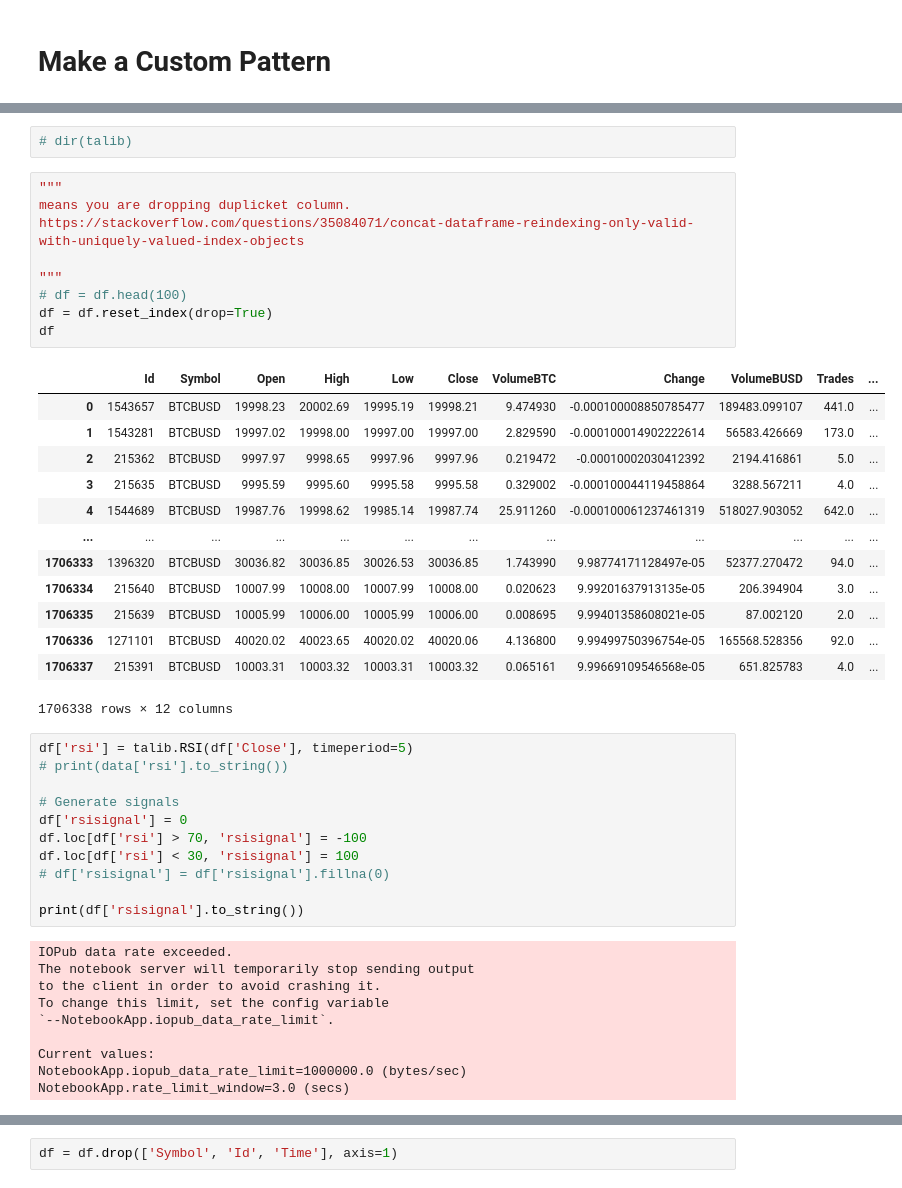
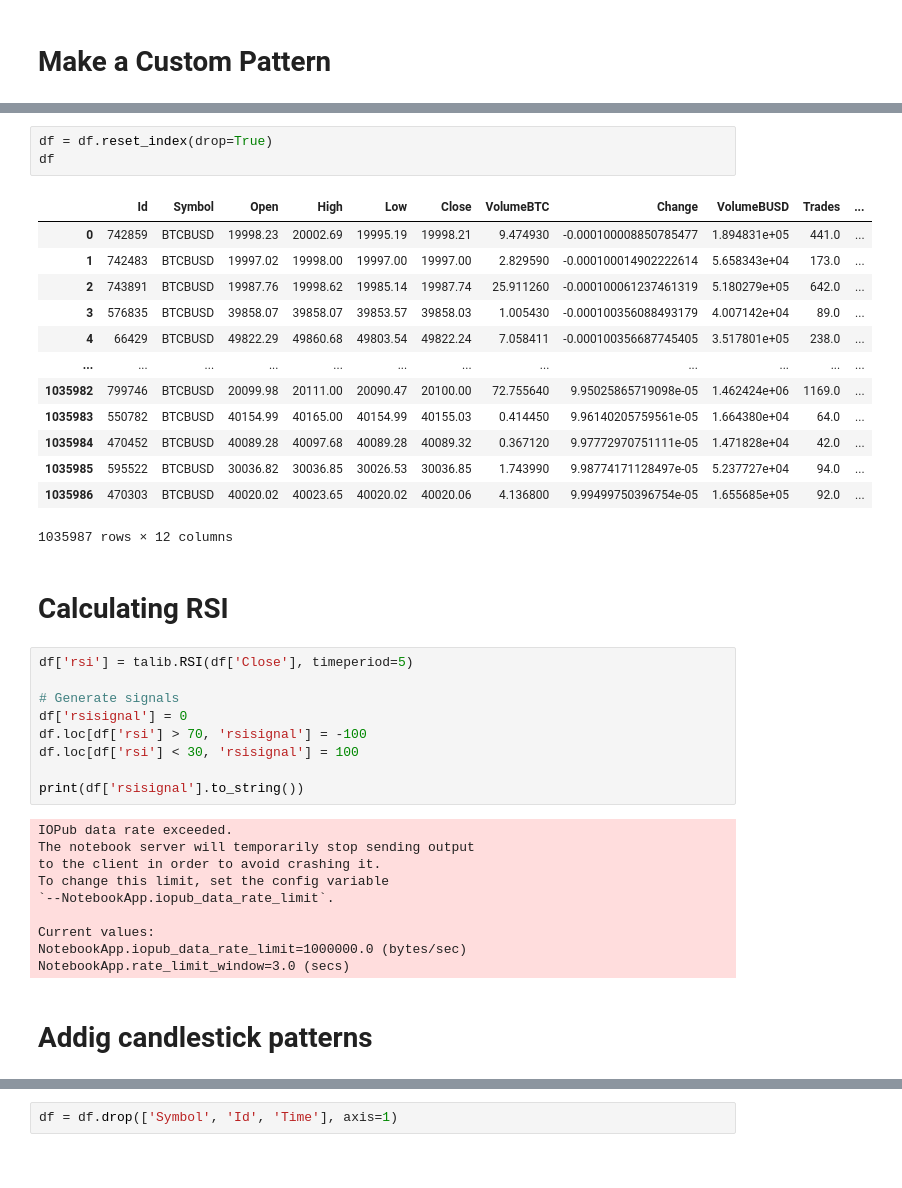
Before and after one commit to sushen/TradingAi, a Jupyter notebook: ai_research/AiResearchWithTensorflow.ipynb, the cells around one changed output, grey strips where cells are left out. Cells and saved outputs as stored; diff of their text form.

```diff
--- a/ai_research/AiResearchWithTensorflow.ipynb
+++ b/ai_research/AiResearchWithTensorflow.ipynb
@@ -100,37 +79,29 @@ Series([], dtype: int32)
-# %%
-# dir(talib)
 # %%
-"""
-means you are dropping duplicket column.
-https://stackoverflow.com/questions/35084071/concat-dataframe-reindexing-only-valid-with-uniquely-valued-index-objects
-
-"""
-# df = df.head(100)
 df = df.reset_index(drop=True)
 df
 # %% [output]
 |  | Id | Symbol | Open | High | Low | Close | VolumeBTC | Change | VolumeBUSD | Trades | ... |
-| 0 | 1543657 | BTCBUSD | 19998.23 | 20002.69 | 19995.19 | 19998.21 | 9.474930 | -0.000100008850785477 | 189483.099107 | 441.0 | ... |
-| 1 | 1543281 | BTCBUSD | 19997.02 | 19998.00 | 19997.00 | 19997.00 | 2.829590 | -0.000100014902222614 | 56583.426669 | 173.0 | ... |
-| 2 | 215362 | BTCBUSD | 9997.97 | 9998.65 | 9997.96 | 9997.96 | 0.219472 | -0.00010002030412392 | 2194.416861 | 5.0 | ... |
-| 3 | 215635 | BTCBUSD | 9995.59 | 9995.60 | 9995.58 | 9995.58 | 0.329002 | -0.000100044119458864 | 3288.567211 | 4.0 | ... |
-| 4 | 1544689 | BTCBUSD | 19987.76 | 19998.62 | 19985.14 | 19987.74 | 25.911260 | -0.000100061237461319 | 518027.903052 | 642.0 | ... |
+| 0 | 742859 | BTCBUSD | 19998.23 | 20002.69 | 19995.19 | 19998.21 | 9.474930 | -0.000100008850785477 | 1.894831e+05 | 441.0 | ... |
+| 1 | 742483 | BTCBUSD | 19997.02 | 19998.00 | 19997.00 | 19997.00 | 2.829590 | -0.000100014902222614 | 5.658343e+04 | 173.0 | ... |
+| 2 | 743891 | BTCBUSD | 19987.76 | 19998.62 | 19985.14 | 19987.74 | 25.911260 | -0.000100061237461319 | 5.180279e+05 | 642.0 | ... |
+| 3 | 576835 | BTCBUSD | 39858.07 | 39858.07 | 39853.57 | 39858.03 | 1.005430 | -0.000100356088493179 | 4.007142e+04 | 89.0 | ... |
+| 4 | 66429 | BTCBUSD | 49822.29 | 49860.68 | 49803.54 | 49822.24 | 7.058411 | -0.000100356687745405 | 3.517801e+05 | 238.0 | ... |
 | ... | ... | ... | ... | ... | ... | ... | ... | ... | ... | ... | ... |
-| 1706333 | 1396320 | BTCBUSD | 30036.82 | 30036.85 | 30026.53 | 30036.85 | 1.743990 | 9.98774171128497e-05 | 52377.270472 | 94.0 | ... |
-| 1706334 | 215640 | BTCBUSD | 10007.99 | 10008.00 | 10007.99 | 10008.00 | 0.020623 | 9.99201637913135e-05 | 206.394904 | 3.0 | ... |
-| 1706335 | 215639 | BTCBUSD | 10005.99 | 10006.00 | 10005.99 | 10006.00 | 0.008695 | 9.99401358608021e-05 | 87.002120 | 2.0 | ... |
-| 1706336 | 1271101 | BTCBUSD | 40020.02 | 40023.65 | 40020.02 | 40020.06 | 4.136800 | 9.99499750396754e-05 | 165568.528356 | 92.0 | ... |
-| 1706337 | 215391 | BTCBUSD | 10003.31 | 10003.32 | 10003.31 | 10003.32 | 0.065161 | 9.99669109546568e-05 | 651.825783 | 4.0 | ... |
+| 1035982 | 799746 | BTCBUSD | 20099.98 | 20111.00 | 20090.47 | 20100.00 | 72.755640 | 9.95025865719098e-05 | 1.462424e+06 | 1169.0 | ... |
+| 1035983 | 550782 | BTCBUSD | 40154.99 | 40165.00 | 40154.99 | 40155.03 | 0.414450 | 9.96140205759561e-05 | 1.664380e+04 | 64.0 | ... |
+| 1035984 | 470452 | BTCBUSD | 40089.28 | 40097.68 | 40089.28 | 40089.32 | 0.367120 | 9.97772970751111e-05 | 1.471828e+04 | 42.0 | ... |
+| 1035985 | 595522 | BTCBUSD | 30036.82 | 30036.85 | 30026.53 | 30036.85 | 1.743990 | 9.98774171128497e-05 | 5.237727e+04 | 94.0 | ... |
+| 1035986 | 470303 | BTCBUSD | 40020.02 | 40023.65 | 40020.02 | 40020.06 | 4.136800 | 9.99499750396754e-05 | 1.655685e+05 | 92.0 | ... |
-1706338 rows × 12 columns
+1035987 rows × 12 columns
+# %% [markdown]
+# Calculating RSI
 # %%
 df['rsi'] = talib.RSI(df['Close'], timeperiod=5)
-# print(data['rsi'].to_string())
 
 # Generate signals
 df['rsisignal'] = 0
 df.loc[df['rsi'] > 70, 'rsisignal'] = -100
 df.loc[df['rsi'] < 30, 'rsisignal'] = 100
-# df['rsisignal'] = df['rsisignal'].fillna(0)
 
 print(df['rsisignal'].to_string())
 # %% [output]
@@ -143,6 +114,8 @@ To change this limit, set the config variable
 Current values:
 NotebookApp.iopub_data_rate_limit=1000000.0 (bytes/sec)
 NotebookApp.rate_limit_window=3.0 (secs)
+# %% [markdown]
+# Addig candlestick patterns
 # %%
 results = []
 cols = []
```
Also changed, not shown: parts of 34 cells of this notebook, 4 other files.
